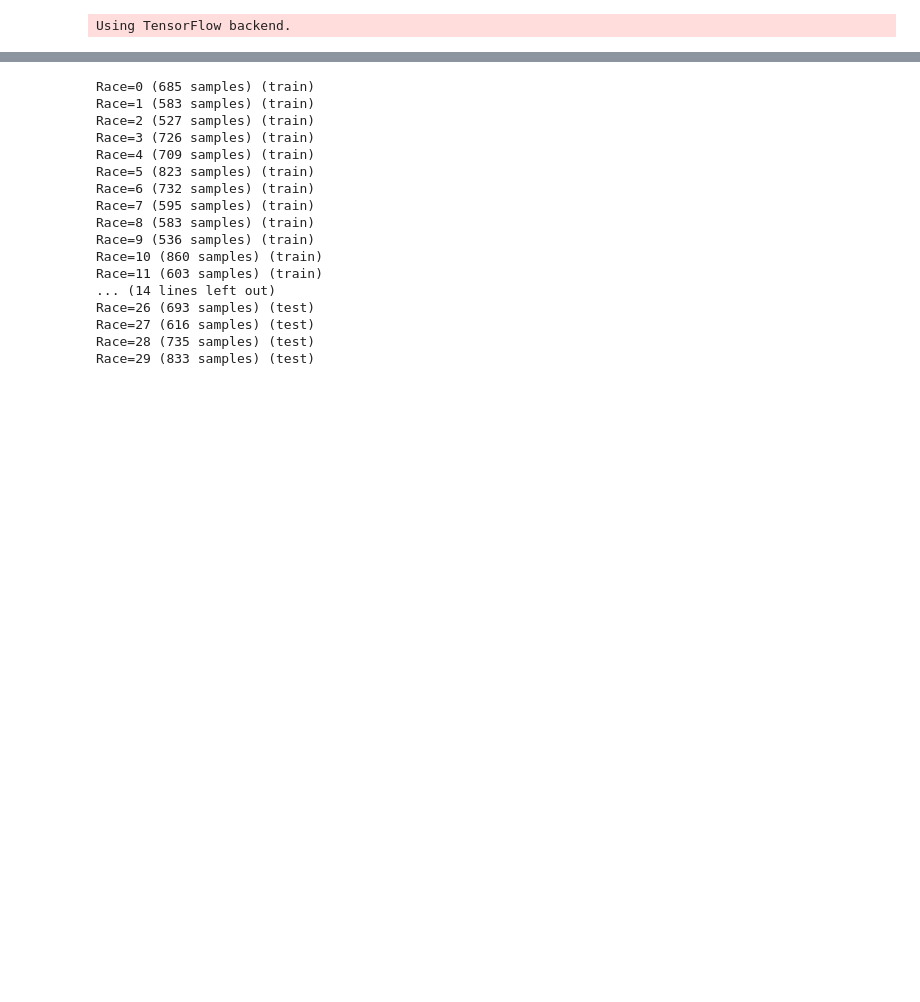
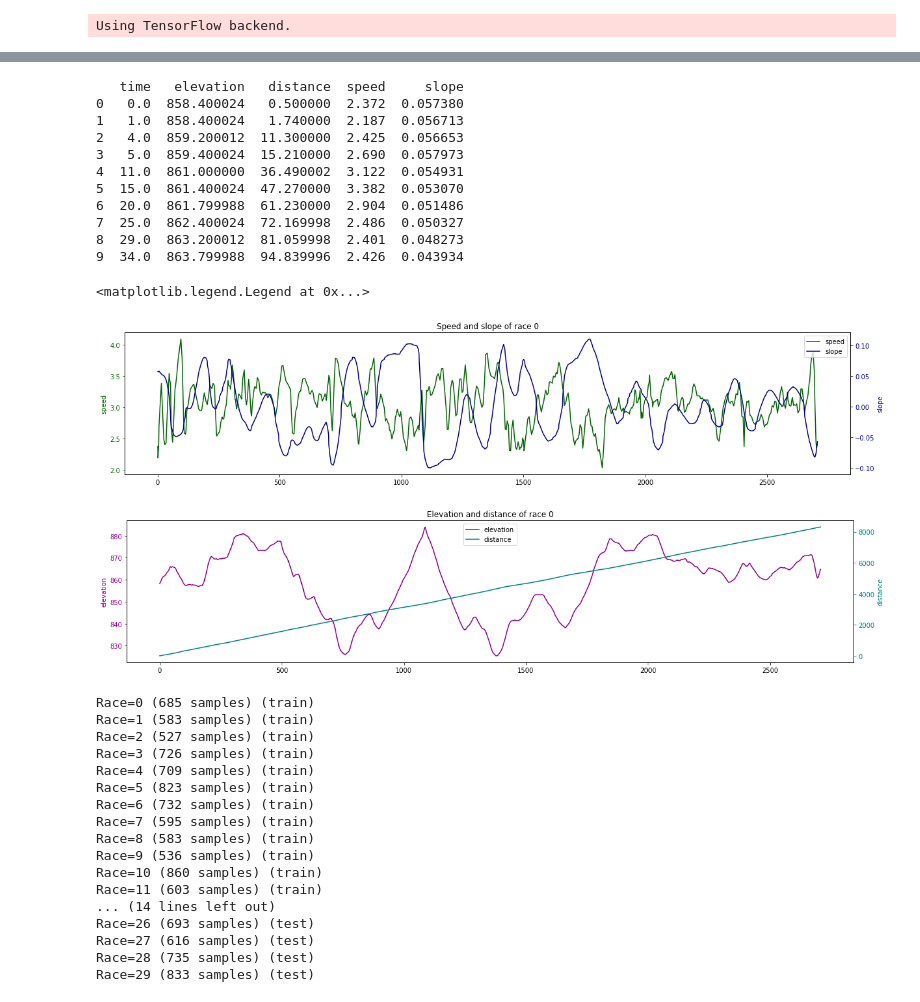
Before and after one commit to axelfahy/RacePrediction, a Jupyter notebook: src/RaceLSTM.ipynb, the cells around one changed output, grey strips where cells are left out. Drawn from its saved outputs; the diff is of its cells as text; code cells hidden in the pictures; blank space fills up the shorter version.

Commit message:
feat(plot): add plot for features of race
Plot two graph:
    - Speed and slope
    - Elevation and distance

```diff
--- a/src/RaceLSTM.ipynb
+++ b/src/RaceLSTM.ipynb
@@ -81,4 +81,55 @@ Processing activity_373734948.tab
 30
+# %%
+# Plot features of one race
+RACE_NUMBER = 0
+# Retrieve the data of race
+data = datasets_all[RACE_NUMBER]
+
+print(data[:10])
+
+# Plot the speed and the slope
+# There are two different scales (left and right y axis)
+fig_speed_slope, ax1_ss = plt.subplots(figsize=(20, 4))
+plt.title('Speed and slope of race ' + str(RACE_NUMBER))
+
+speed, = ax1_ss.plot(data['time'], data['speed'], color='darkgreen', linestyle='-')
+ax1_ss.set_ylabel('speed', color='darkgreen')
+ax1_ss.tick_params('y', colors='darkgreen')
+ax2_ss = ax1_ss.twinx()
+slope, = ax2_ss.plot(data['time'], data['slope'], color='darkblue', linestyle='-')
+ax2_ss.set_ylabel('slope', color='darkblue')
+ax2_ss.tick_params('y', colors='darkblue')
+p = [speed, slope]
+ax1_ss.legend(p, [p_.get_label() for p_ in p], loc='upper right')
+
+# Plot the elevation and the distance
+fig_elevation_distance, ax1_ed = plt.subplots(figsize=(20, 4))
+plt.title('Elevation and distance of race ' + str(RACE_NUMBER))
+
+elevation, = ax1_ed.plot(data['time'], data['elevation'], color='darkmagenta', linestyle='-')
+ax1_ed.set_ylabel('elevation', color='darkmagenta')
+ax1_ed.tick_params('y', colors='darkmagenta')
+ax2_ed = ax1_ed.twinx()
+distance, = ax2_ed.plot(data['time'], data['distance'], color='teal', linestyle='-')
+ax2_ed.set_ylabel('distance', color='teal')
+ax2_ed.tick_params('y', colors='teal')
+p = [elevation, distance]
+ax1_ed.legend(p, [p_.get_label() for p_ in p], loc='upper center')
+# %% [output]
+   time   elevation   distance  speed     slope
+0   0.0  858.400024   0.500000  2.372  0.057380
+1   1.0  858.400024   1.740000  2.187  0.056713
+2   4.0  859.200012  11.300000  2.425  0.056653
+3   5.0  859.400024  15.210000  2.690  0.057973
+4  11.0  861.000000  36.490002  3.122  0.054931
+5  15.0  861.400024  47.270000  3.382  0.053070
+6  20.0  861.799988  61.230000  2.904  0.051486
+7  25.0  862.400024  72.169998  2.486  0.050327
+8  29.0  863.200012  81.059998  2.401  0.048273
+9  34.0  863.799988  94.839996  2.426  0.043934
+<matplotlib.legend.Legend at 0x...>
+[figure, added]
+[figure, added]
 # %%
 # Number of points taken for each prediction
 NB_POINTS = 10
```
Also changed, not shown: parts of 1 cell of this notebook.
